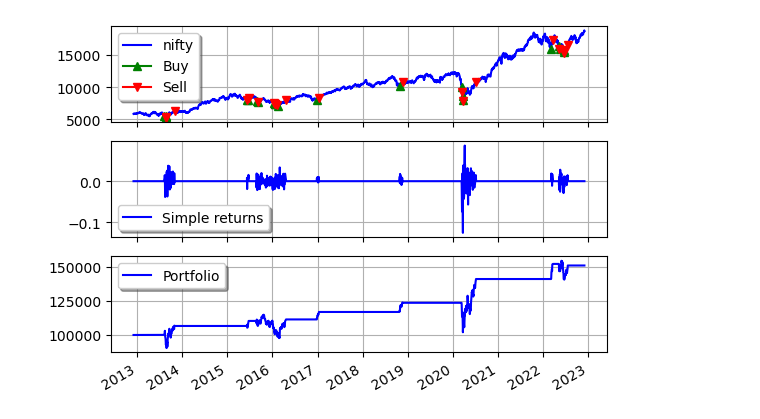
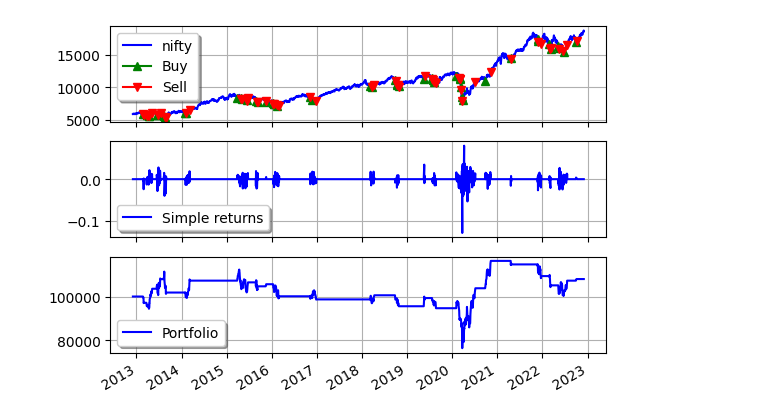
Before and after one commit to gjain-7/algo-trading, a Jupyter notebook: main.ipynb, the cells around one changed output. Saved outputs shown, nothing was run; the diff lists cells and outputs as text; code cells hidden in the pictures.

```diff
--- a/main.ipynb
+++ b/main.ipynb
@@ -184,11 +140,5 @@ plt.plot()
 # %%
-from pyalgotrade import strategy
-from pyalgotrade.technical import bollinger
-from pyalgotrade.stratanalyzer import sharpe
-
-# Work in Progress
 class BBands(strategy.BacktestingStrategy):
-
     def __init__(self, feed, instrument, bBandsPeriod, capital):
         super(BBands, self).__init__(feed, capital)
         self.__instrument = instrument
@@ -196,20 +146,15 @@ class BBands(strategy.BacktestingStrategy):
             feed[instrument].getCloseDataSeries(), bBandsPeriod, 1.5
         )
         self.__position = None
-        self.__SL=0
-        self.RR_ratio=5
-        self.__TL=0
+        self.__SL = None
+        self.__TL = None
+        self.RR_ratio = 5
 
     def getBollingerBands(self):
         return self.__bbands
 
     def onEnterCanceled(self, position):
-        #restore position
         self.__position = None
-
-    def onEnterOK(self, position):
-        print(position)
-        pass
 
     def onExitOk(self, position):
         self.__position = None
@@ -218,62 +163,73 @@ class BBands(strategy.BacktestingStrategy):
         # If the exit was canceled, re-submit it.
         self.__position.exitMarket()
 
+    def onFinish(self, bars):
+        if self.__position is not None:
+            self.info("Getting rid")
+            self.__position.exitMarket()
+
     def onBars(self, bars):
         lower = self.__bbands.getLowerBand()[-1]
         upper = self.__bbands.getUpperBand()[-1]
         if lower is None:
             return
 
-        shares = self.getBroker().getShares(self.__instrument)
         bar = bars[self.__instrument]
-
-
-
 
         if self.__position is None:
             if bar.getHigh() < lower:
-                sharesToBuy = int(self.getBroker().getCash(False) / bar.getHigh())
-                self.info("Placing Buy Stop order")
-                self.__position=self.enterLongStop(self.__instrument, bar.getHigh(), sharesToBuy)
-                self.SL=bar.getLow()
-                self.TL=(bar.getHigh()-bar.getLow())*self.RR_ratio+bar.getHigh()
+                buy_price = bar.getHigh()
+                sharesToBuy = int(self.getBroker().getCash(False) / buy_price)
+                # self.info("Placing Buy Stop order")
+                self.__position = self.enterLongStop(
+                    self.__instrument, buy_price, sharesToBuy
+                )
+                self.__SL = bar.getLow()
+                self.__TL = buy_price + (buy_price - bar.getLow()) * self.RR_ratio
 
-        elif (bar.getClose() <= self.SL or bar.getClose() >= self.TL) and not self.__position.exitActive():
-            self.info("Placing Sell Market order")
+        elif self.__position.isOpen() and (
+            bar.getLow() <= self.__SL or bar.getHigh() >= self.__TL
+        ):
+            # self.info("Placing Sell Market order")
             self.__position.exitMarket(goodTillCanceled=None)
 
 
-# instrument = "nifty"
-# bBandsPeriod = 40
-# capital = 100000
+instrument = "nifty"
+bBandsPeriod = 40
+capital = 100000
+feed = DataFrameBarFeed(df, instrument, Frequency.DAY)
+myStrategy = BBands(feed, instrument, bBandsPeriod, capital)
 
-# strat = BBands(feed, instrument, bBandsPeriod, capital)
-# sharpeRatioAnalyzer = sharpe.SharpeRatio()
-# strat.attachAnalyzer(sharpeRatioAnalyzer)
+# Attach different analyzers to a strategy before executing it.
+retAnalyzer = returns.Returns()
+myStrategy.attachAnalyzer(retAnalyzer)
+sharpeRatioAnalyzer = sharpe.SharpeRatio()
+myStrategy.attachAnalyzer(sharpeRatioAnalyzer)
+drawDownAnalyzer = drawdown.DrawDown()
+myStrategy.attachAnalyzer(drawDownAnalyzer)
+tradesAnalyzer = trades.Trades()
+myStrategy.attachAnalyzer(tradesAnalyzer)
 
-# plt = plotter.StrategyPlotter(strat, True, True, True)
-# plt.getInstrumentSubplot(instrument).addDataSeries("upper", strat.getBollingerBands().getUpperBand())
-# plt.getInstrumentSubplot(instrument).addDataSeries("lower", strat.getBollingerBands().getLowerBand())
-
-# strat.run()
-# #print("Sharpe ratio: %.2f" % sharpeRatioAnalyzer.getSharpeRatio(0.05))
-
-# plt.plot()
-
-capital = 100000
-feed = DataFrameBarFeed(df, "nifty", Frequency.DAY)
-myStrategy = BBands(feed, "nifty", 150, capital)
-
-returnsAnalyzer = returns.Returns()
-myStrategy.attachAnalyzer(returnsAnalyzer)
 
 plt = plotter.StrategyPlotter(myStrategy)
+plt.getOrCreateSubplot("returns").addDataSeries(
+    "Simple returns", retAnalyzer.getReturns()
+)
 
-plt.getOrCreateSubplot("returns").addDataSeries("Simple returns", returnsAnalyzer.getReturns())
-
+## PARAMS
+# Fitness (>1)
+# Sharpe (>1.25)
+# Returns
+# Turnover (>1% and <70%)
+# DrawDown
+# Margin
 
 myStrategy.run()
-myStrategy.info("Final portfolio value: $%.2f" % myStrategy.getResult())
+print("Final portfolio value: Rs.%.2f" % myStrategy.getResult())
+print("Cumulative returns: %.2f %%" % (retAnalyzer.getCumulativeReturns()[-1] * 100))
+print("Sharpe ratio: %.2f" % (sharpeRatioAnalyzer.getSharpeRatio(0.065)))
+print("Max. drawdown: %.2f %%" % (drawDownAnalyzer.getMaxDrawDown() * 100))
+print("Longest drawdown duration: %d days" % drawDownAnalyzer.getLongestDrawDownDuration().days)
 
 # Plot the strategy.
 plt.plot()
@@ -298 +244 @@ plt.plot()
-[figure, old version]
+[figure, new version]
```
Also changed, not shown: parts of 7 cells of this notebook, 2 other files.
